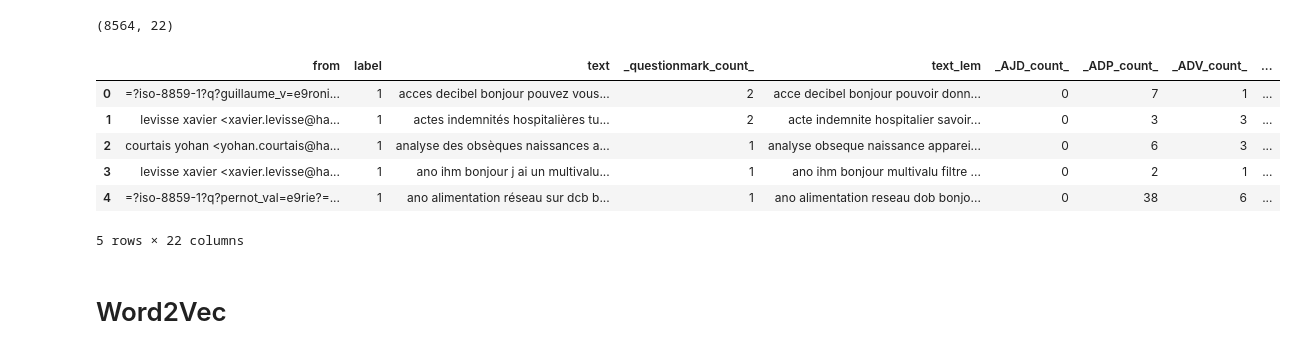
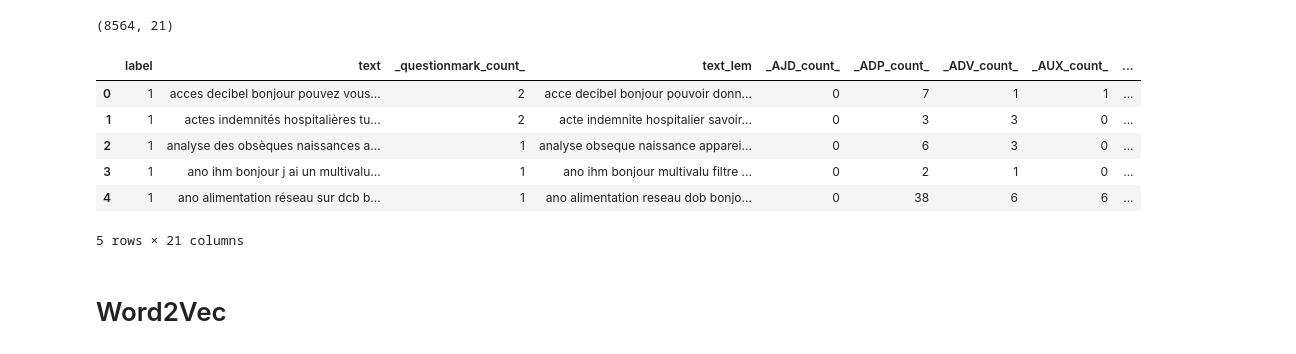
Before and after one commit to Maxime-LP/NLP-Mail-Classifier, a Jupyter notebook: 2 - WordEmbedding.ipynb, the cells around one changed output. Cells and saved outputs as stored; diff of their text form; code cells hidden in the pictures.

```diff
--- a/2 - WordEmbedding.ipynb
+++ b/2 - WordEmbedding.ipynb
@@ -15,18 +15,18 @@ import matplotlib.pyplot as plt
 tqdm.pandas()
 np.random.seed(42)
 # %%
-mails = pd.read_json('data/mails_preprocessing.json')
+mails = pd.read_json('data/mails_preprocessing.json').drop('from', axis = 1)
 print(mails.shape)
 mails.head()
 # %% [output]
-(8564, 22)
+(8564, 21)
-|  | from | label | text | _questionmark_count_ | text_lem | _AJD_count_ | _ADP_count_ | _ADV_count_ | ... |
-| 0 | =?iso-8859-1?q?guillaume_v=e9roni... | 1 | acces decibel bonjour pouvez vous... | 2 | acce decibel bonjour pouvoir donn... | 0 | 7 | 1 | ... |
-| 1 | levisse xavier <xavier.levisse@ha... | 1 | actes indemnités hospitalières tu... | 2 | acte indemnite hospitalier savoir... | 0 | 3 | 3 | ... |
-| 2 | courtais yohan <yohan.courtais@ha... | 1 | analyse des obsèques naissances a... | 1 | analyse obseque naissance apparei... | 0 | 6 | 3 | ... |
-| 3 | levisse xavier <xavier.levisse@ha... | 1 | ano ihm bonjour j ai un multivalu... | 1 | ano ihm bonjour multivalu filtre ... | 0 | 2 | 1 | ... |
-| 4 | =?iso-8859-1?q?pernot_val=e9rie?=... | 1 | ano alimentation réseau sur dcb b... | 1 | ano alimentation reseau dob bonjo... | 0 | 38 | 6 | ... |
+|  | label | text | _questionmark_count_ | text_lem | _AJD_count_ | _ADP_count_ | _ADV_count_ | _AUX_count_ | ... |
+| 0 | 1 | acces decibel bonjour pouvez vous... | 2 | acce decibel bonjour pouvoir donn... | 0 | 7 | 1 | 1 | ... |
+| 1 | 1 | actes indemnités hospitalières tu... | 2 | acte indemnite hospitalier savoir... | 0 | 3 | 3 | 0 | ... |
+| 2 | 1 | analyse des obsèques naissances a... | 1 | analyse obseque naissance apparei... | 0 | 6 | 3 | 0 | ... |
+| 3 | 1 | ano ihm bonjour j ai un multivalu... | 1 | ano ihm bonjour multivalu filtre ... | 0 | 2 | 1 | 0 | ... |
+| 4 | 1 | ano alimentation réseau sur dcb b... | 1 | ano alimentation reseau dob bonjo... | 0 | 38 | 6 | 6 | ... |
-5 rows × 22 columns
+5 rows × 21 columns
 # %% [markdown]
 # Word2Vec
 # %%
```
Also changed, not shown: parts of 10 cells of this notebook.
